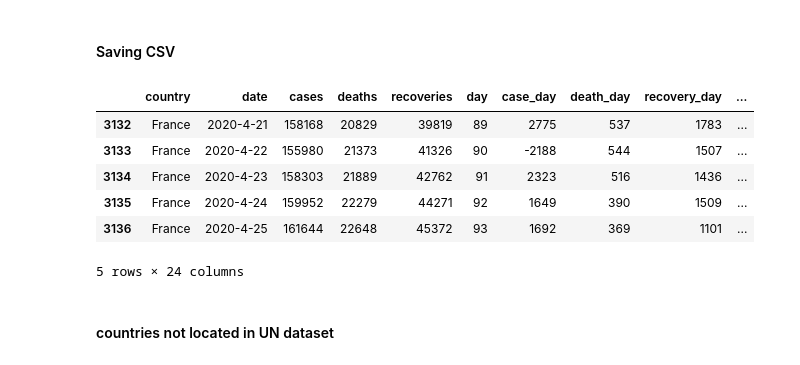
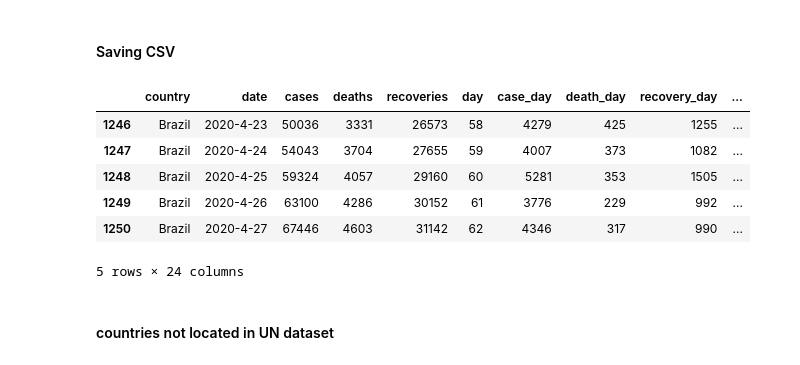
Before and after one commit to rafaelcastellar/coronavirus, a Jupyter notebook: notebooks/data_engineering.ipynb, the cells around one changed output. Cells and saved outputs as stored; diff of their text form; code cells hidden in the pictures.

```diff
--- a/notebooks/data_engineering.ipynb
+++ b/notebooks/data_engineering.ipynb
@@ -126,14 +126,14 @@ df.tail()
 # %%
 df.to_csv('../data/world_corona19_data.csv', index = False)
 # %%
-df[df['country']=='France'].tail()
+df[df['country']=='Brazil'].tail()
 # %% [output]
 |  | country | date | cases | deaths | recoveries | day | case_day | death_day | recovery_day | ... |
-| 3132 | France | 2020-4-21 | 158168 | 20829 | 39819 | 89 | 2775 | 537 | 1783 | ... |
-| 3133 | France | 2020-4-22 | 155980 | 21373 | 41326 | 90 | -2188 | 544 | 1507 | ... |
-| 3134 | France | 2020-4-23 | 158303 | 21889 | 42762 | 91 | 2323 | 516 | 1436 | ... |
-| 3135 | France | 2020-4-24 | 159952 | 22279 | 44271 | 92 | 1649 | 390 | 1509 | ... |
-| 3136 | France | 2020-4-25 | 161644 | 22648 | 45372 | 93 | 1692 | 369 | 1101 | ... |
+| 1246 | Brazil | 2020-4-23 | 50036 | 3331 | 26573 | 58 | 4279 | 425 | 1255 | ... |
+| 1247 | Brazil | 2020-4-24 | 54043 | 3704 | 27655 | 59 | 4007 | 373 | 1082 | ... |
+| 1248 | Brazil | 2020-4-25 | 59324 | 4057 | 29160 | 60 | 5281 | 353 | 1505 | ... |
+| 1249 | Brazil | 2020-4-26 | 63100 | 4286 | 30152 | 61 | 3776 | 229 | 992 | ... |
+| 1250 | Brazil | 2020-4-27 | 67446 | 4603 | 31142 | 62 | 4346 | 317 | 990 | ... |
 5 rows × 24 columns
 # %% [markdown]
 #### countries not located in UN dataset
```
Also changed, not shown: parts of 6 cells of this notebook, 37 other files.
